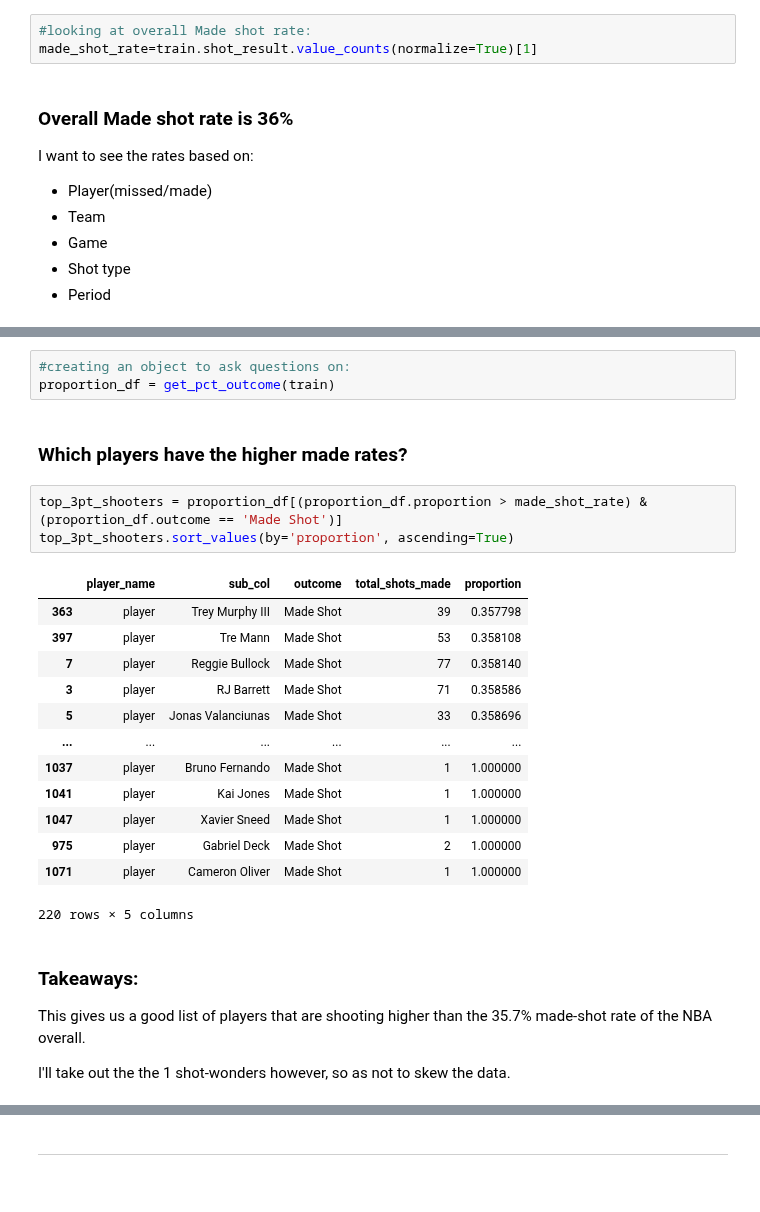
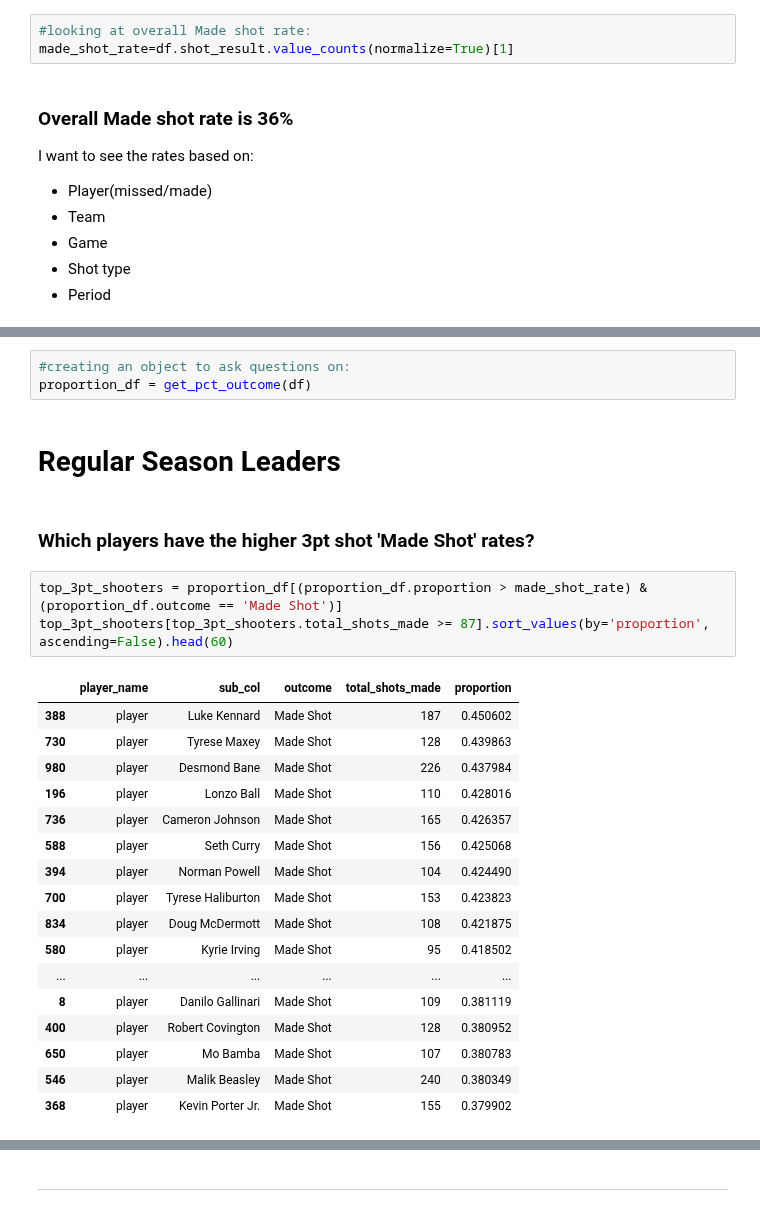
Before and after one commit to Eyring-Miller-Muriithi-capstone/shot-caller-for-ballers, a Jupyter notebook: Notebooks/Jen/Explore_main.ipynb, the cells around one changed output, grey strips where cells are left out. Drawn from its saved outputs; the diff is of its cells as text.

```diff
--- a/Notebooks/Jen/Explore_main.ipynb
+++ b/Notebooks/Jen/Explore_main.ipynb
@@ -116,7 +116,7 @@ Made Shot      0.357217
 Name: shot_result, dtype: float64
 # %%
 #looking at overall Made shot rate:
-made_shot_rate=train.shot_result.value_counts(normalize=True)[1]
+made_shot_rate=df.shot_result.value_counts(normalize=True)[1]
 # %% [markdown]
 ### Overall Made shot rate is 36%
 
@@ -163,27 +163,28 @@ get_pct_outcome(train)
 # %%
 #creating an object to ask questions on:
-proportion_df = get_pct_outcome(train)
+proportion_df = get_pct_outcome(df)
+# %% [markdown]
+# Regular Season Leaders
 # %% [markdown]
-### Which players have the higher made rates?
+### Which players have the higher 3pt shot 'Made  Shot' rates?
 # %%
 top_3pt_shooters = proportion_df[(proportion_df.proportion > made_shot_rate) & (proportion_df.outcome == 'Made Shot')]
-top_3pt_shooters.sort_values(by='proportion', ascending=True)
+top_3pt_shooters[top_3pt_shooters.total_shots_made >= 87].sort_values(by='proportion', ascending=False).head(60)
 # %% [output]
 |  | player_name | sub_col | outcome | total_shots_made | proportion |
-| 363 | player | Trey Murphy III | Made Shot | 39 | 0.357798 |
-| 397 | player | Tre Mann | Made Shot | 53 | 0.358108 |
-| 7 | player | Reggie Bullock | Made Shot | 77 | 0.358140 |
-| 3 | player | RJ Barrett | Made Shot | 71 | 0.358586 |
-| 5 | player | Jonas Valanciunas | Made Shot | 33 | 0.358696 |
+| 388 | player | Luke Kennard | Made Shot | 187 | 0.450602 |
+| 730 | player | Tyrese Maxey | Made Shot | 128 | 0.439863 |
+| 980 | player | Desmond Bane | Made Shot | 226 | 0.437984 |
+| 196 | player | Lonzo Ball | Made Shot | 110 | 0.428016 |
+| 736 | player | Cameron Johnson | Made Shot | 165 | 0.426357 |
+| 588 | player | Seth Curry | Made Shot | 156 | 0.425068 |
+| 394 | player | Norman Powell | Made Shot | 104 | 0.424490 |
+| 700 | player | Tyrese Haliburton | Made Shot | 153 | 0.423823 |
+| 834 | player | Doug McDermott | Made Shot | 108 | 0.421875 |
+| 580 | player | Kyrie Irving | Made Shot | 95 | 0.418502 |
 | ... | ... | ... | ... | ... | ... |
-| 1037 | player | Bruno Fernando | Made Shot | 1 | 1.000000 |
-| 1041 | player | Kai Jones | Made Shot | 1 | 1.000000 |
-| 1047 | player | Xavier Sneed | Made Shot | 1 | 1.000000 |
-| 975 | player | Gabriel Deck | Made Shot | 2 | 1.000000 |
-| 1071 | player | Cameron Oliver | Made Shot | 1 | 1.000000 |
+| 8 | player | Danilo Gallinari | Made Shot | 109 | 0.381119 |
+| 400 | player | Robert Covington | Made Shot | 128 | 0.380952 |
+| 650 | player | Mo Bamba | Made Shot | 107 | 0.380783 |
+| 546 | player | Malik Beasley | Made Shot | 240 | 0.380349 |
+| 368 | player | Kevin Porter Jr. | Made Shot | 155 | 0.379902 |
-220 rows × 5 columns
-# %% [markdown]
-### Takeaways:
-This gives us a good list of players that are shooting higher than the 35.7% made-shot rate of the NBA overall.
-
-I'll take out the the 1 shot-wonders however, so as not to skew the data.
```
Also changed, not shown: parts of 48 cells of this notebook.
